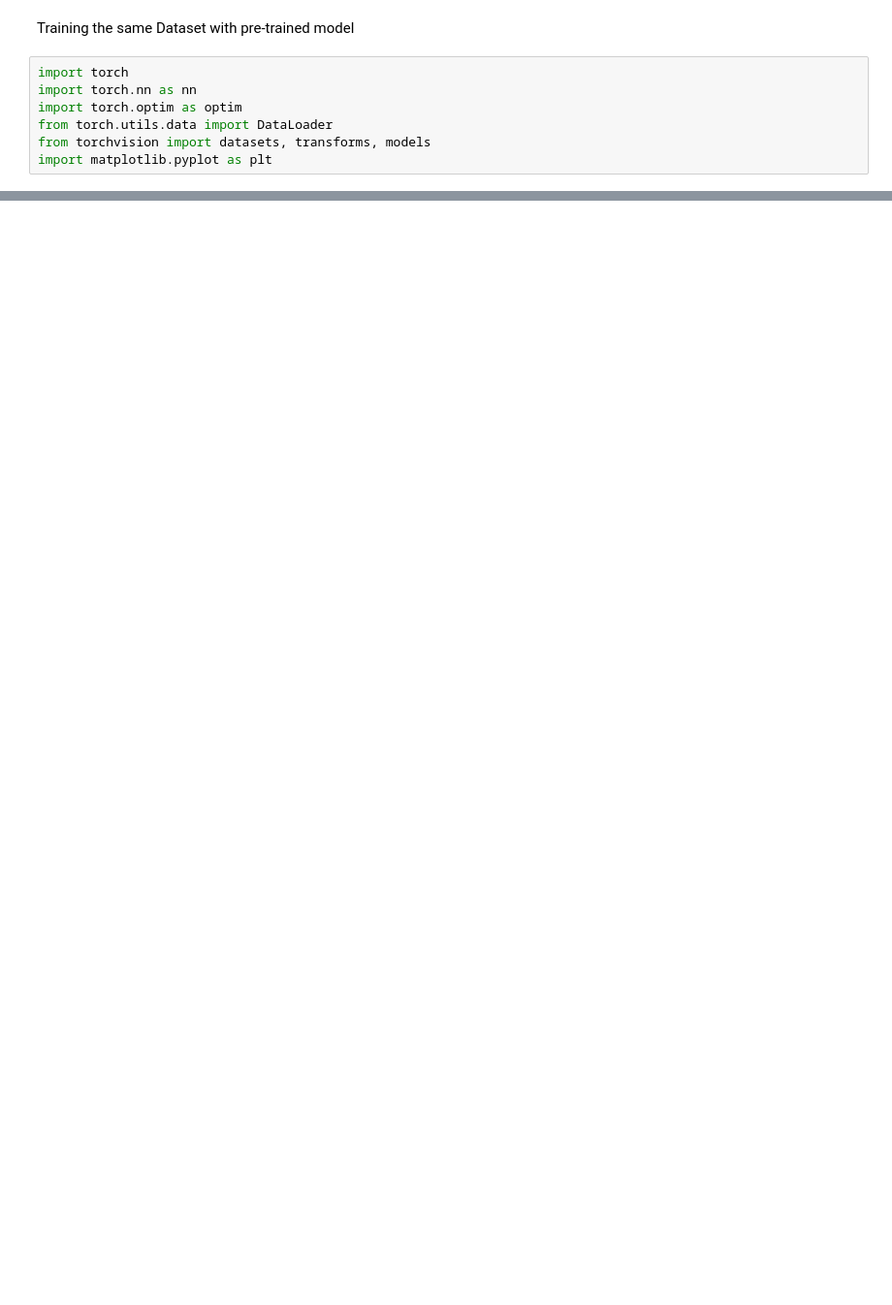
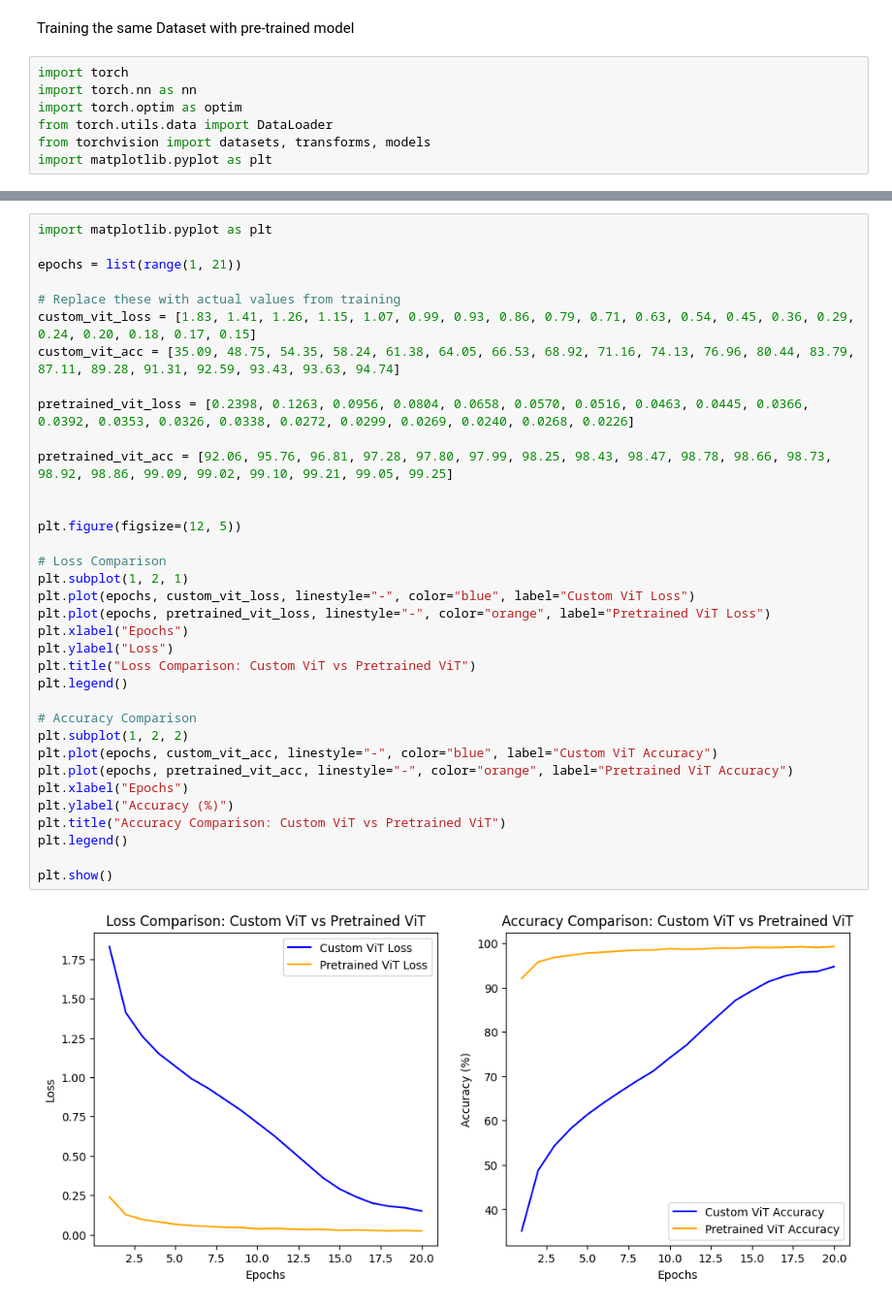
Before and after one commit to SameerMalik-UD/Binary-Classifier-Linear-MLP-, a Jupyter notebook: ViT_from _scratch.ipynb, the cells around one changed output, grey strips where cells are left out. Shown at 97% size. Saved outputs shown, nothing was run; the diff lists cells and outputs as text; blank space fills up the shorter version.

```diff
--- a/ViT_from _scratch.ipynb
+++ b/ViT_from _scratch.ipynb
@@ -377,0 +351,37 @@ Epoch 2/10, Loss: 9.0467, Accuracy: 0.00%
+# %%
+import matplotlib.pyplot as plt
+
+epochs = list(range(1, 21))
+
+# Replace these with actual values from training
+custom_vit_loss = [1.83, 1.41, 1.26, 1.15, 1.07, 0.99, 0.93, 0.86, 0.79, 0.71, 0.63, 0.54, 0.45, 0.36, 0.29, 0.24, 0.20, 0.18, 0.17, 0.15]
+custom_vit_acc = [35.09, 48.75, 54.35, 58.24, 61.38, 64.05, 66.53, 68.92, 71.16, 74.13, 76.96, 80.44, 83.79, 87.11, 89.28, 91.31, 92.59, 93.43, 93.63, 94.74]
+
+pretrained_vit_loss = [0.2398, 0.1263, 0.0956, 0.0804, 0.0658, 0.0570, 0.0516, 0.0463, 0.0445, 0.0366, 0.0392, 0.0353, 0.0326, 0.0338, 0.0272, 0.0299, 0.0269, 0.0240, 0.0268, 0.0226]
+
+pretrained_vit_acc = [92.06, 95.76, 96.81, 97.28, 97.80, 97.99, 98.25, 98.43, 98.47, 98.78, 98.66, 98.73, 98.92, 98.86, 99.09, 99.02, 99.10, 99.21, 99.05, 99.25]
+
+
+plt.figure(figsize=(12, 5))
+
+# Loss Comparison
+plt.subplot(1, 2, 1)
+plt.plot(epochs, custom_vit_loss, linestyle="-", color="blue", label="Custom ViT Loss")
+plt.plot(epochs, pretrained_vit_loss, linestyle="-", color="orange", label="Pretrained ViT Loss")
+plt.xlabel("Epochs")
+plt.ylabel("Loss")
+plt.title("Loss Comparison: Custom ViT vs Pretrained ViT")
+plt.legend()
+
+# Accuracy Comparison
+plt.subplot(1, 2, 2)
+plt.plot(epochs, custom_vit_acc, linestyle="-", color="blue", label="Custom ViT Accuracy")
+plt.plot(epochs, pretrained_vit_acc, linestyle="-", color="orange", label="Pretrained ViT Accuracy")
+plt.xlabel("Epochs")
+plt.ylabel("Accuracy (%)")
+plt.title("Accuracy Comparison: Custom ViT vs Pretrained ViT")
+plt.legend()
+
+plt.show()
+# %% [output]
+[figure, added]
```
Also changed, not shown: parts of 24 cells of this notebook.
